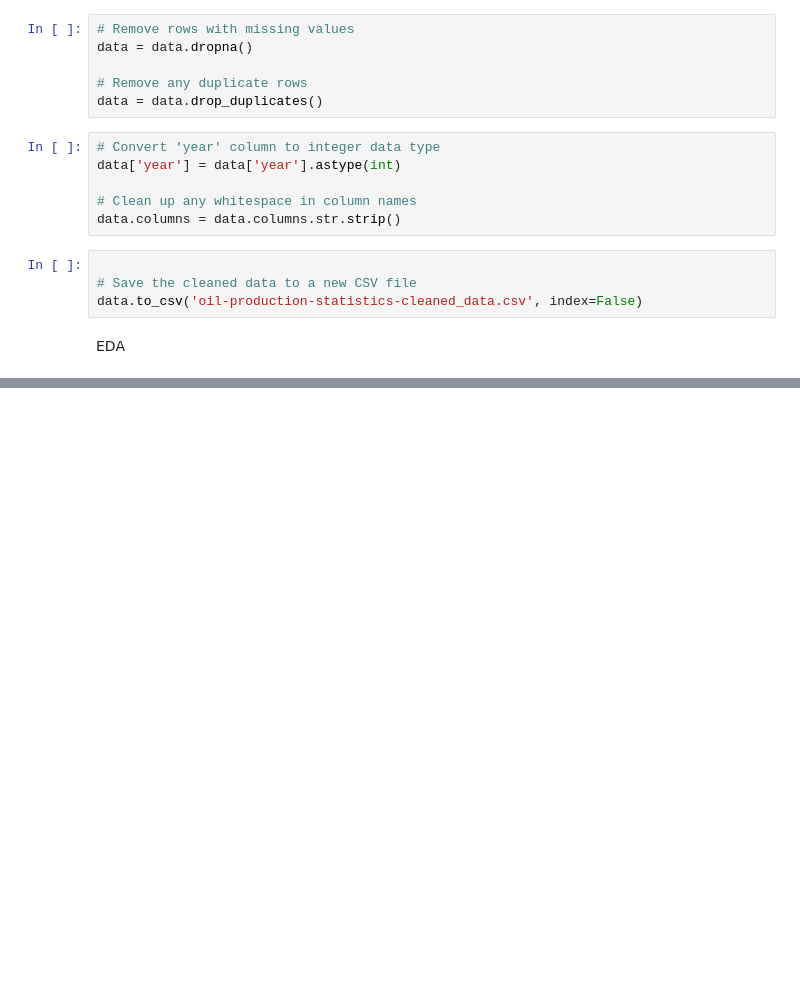
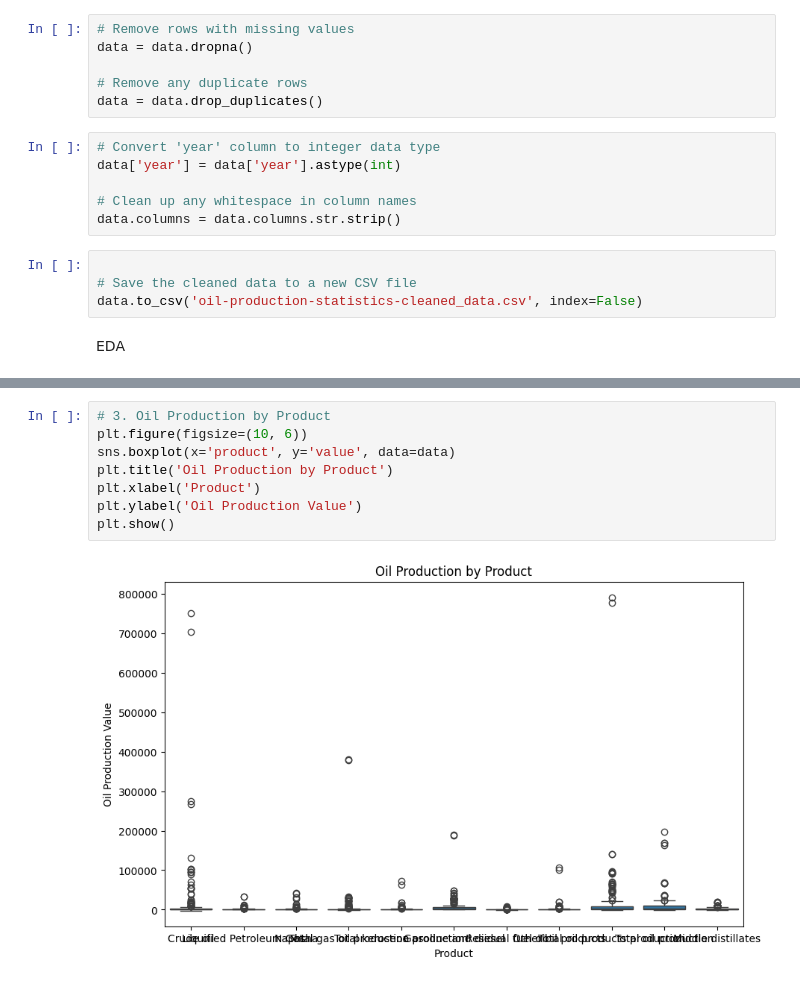
Before and after one commit to jodahe1/Birhan-Energies-, a Jupyter notebook: Task 1/Scripts/oilPriceDataCleaning.ipynb, the cells around one changed output, grey strips where cells are left out. Saved outputs shown, nothing was run; the diff lists cells and outputs as text; blank space fills up the shorter version.

```diff
--- a/Task 1/Scripts/oilPriceDataCleaning.ipynb
+++ b/Task 1/Scripts/oilPriceDataCleaning.ipynb
@@ -53,0 +56,10 @@ plt.show()
+# %%
+# 3. Oil Production by Product
+plt.figure(figsize=(10, 6))
+sns.boxplot(x='product', y='value', data=data)
+plt.title('Oil Production by Product')
+plt.xlabel('Product')
+plt.ylabel('Oil Production Value')
+plt.show()
+# %% [output]
+[figure, added]
```
Also changed, not shown: parts of 7 cells of this notebook, 4 other files.
